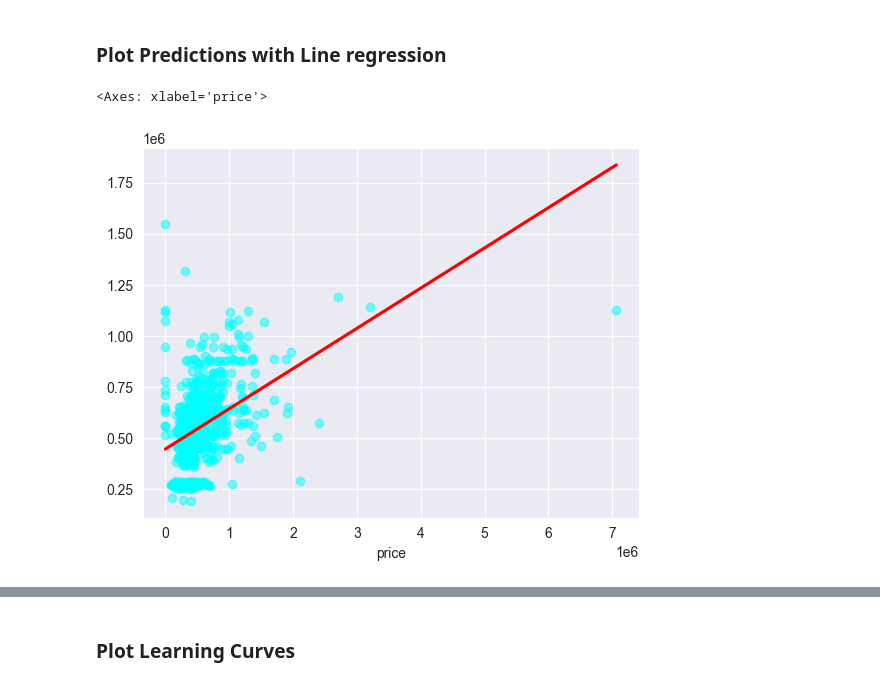
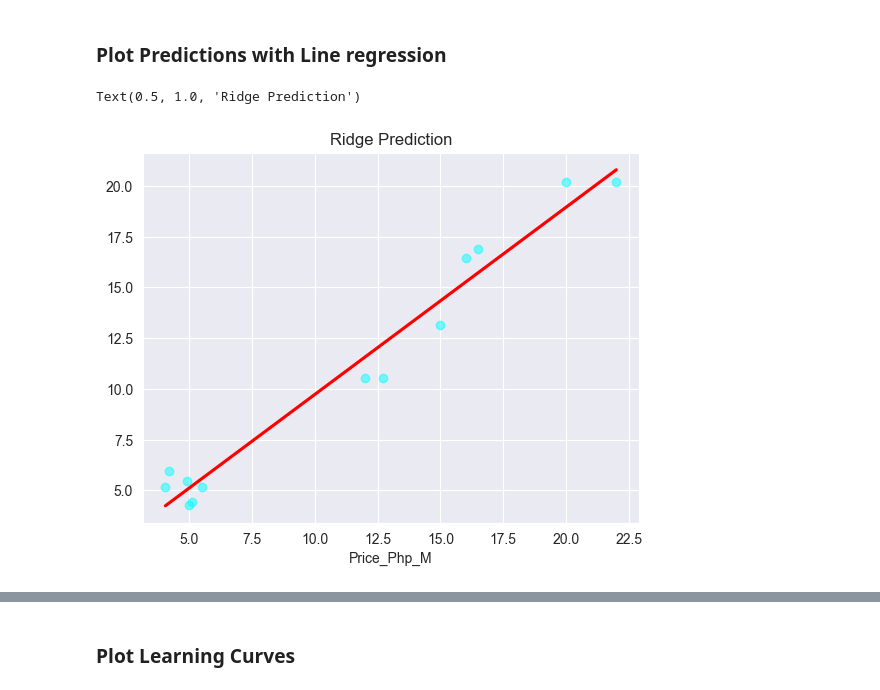
Before and after one commit to faustojc/datascience-ai, a Jupyter notebook: thesis/train_model.ipynb, the cells around one changed output, grey strips where cells are left out. Drawn from its saved outputs; the diff is of its cells as text; code cells hidden in the pictures.

```diff
--- a/thesis/train_model.ipynb
+++ b/thesis/train_model.ipynb
@@ -203,11 +207,11 @@ trained_sequential_model = tf.keras.models.load_model('models/sequential.keras')
 # %% [markdown]
 ### Load, Clean, and Normalize the Other Dataset
 # %%
-df_other = pd.read_csv('data/kaggle/output.csv')
+df_other = pd.read_csv('data/up.csv')
 df_other.drop_duplicates()
 
-X_other = df_other[['bedrooms', 'bathrooms', 'floors']]
-y_other = df_other[['price']]
+X_other = df_other[['Bedrooms', 'Bathrooms', 'AreaSQM', 'Floors', 'Yard']]
+y_other = df_other[['Price_Php_M']]
 
 X_other_train, X_other_test, y_other_train, y_other_test = train_test_split(X_other, y_other, test_size=0.2)
 
@@ -352,12 +382,12 @@ trained_xgboost.save_model('models/xgboost.json')
 # %%
 import seaborn as sb
 
 sb.regplot(x= y_other_test,
-           y= trained_linear_model.predict(X_other_test_scaled),
+           y= trained_ridge.predict(X_other_test_scaled),
            scatter_kws= {"color": "cyan", "alpha": 0.5},
            line_kws= {"color": "red"},
            ci= None
-           )
+           ).set_title('Ridge Prediction')
 # %% [output]
-<Axes: xlabel='price'>
+Text(0.5, 1.0, 'Ridge Prediction')
-[figure, old version]
+[figure, new version]
```
Also changed, not shown: parts of 17 cells of this notebook, 7 other files.
